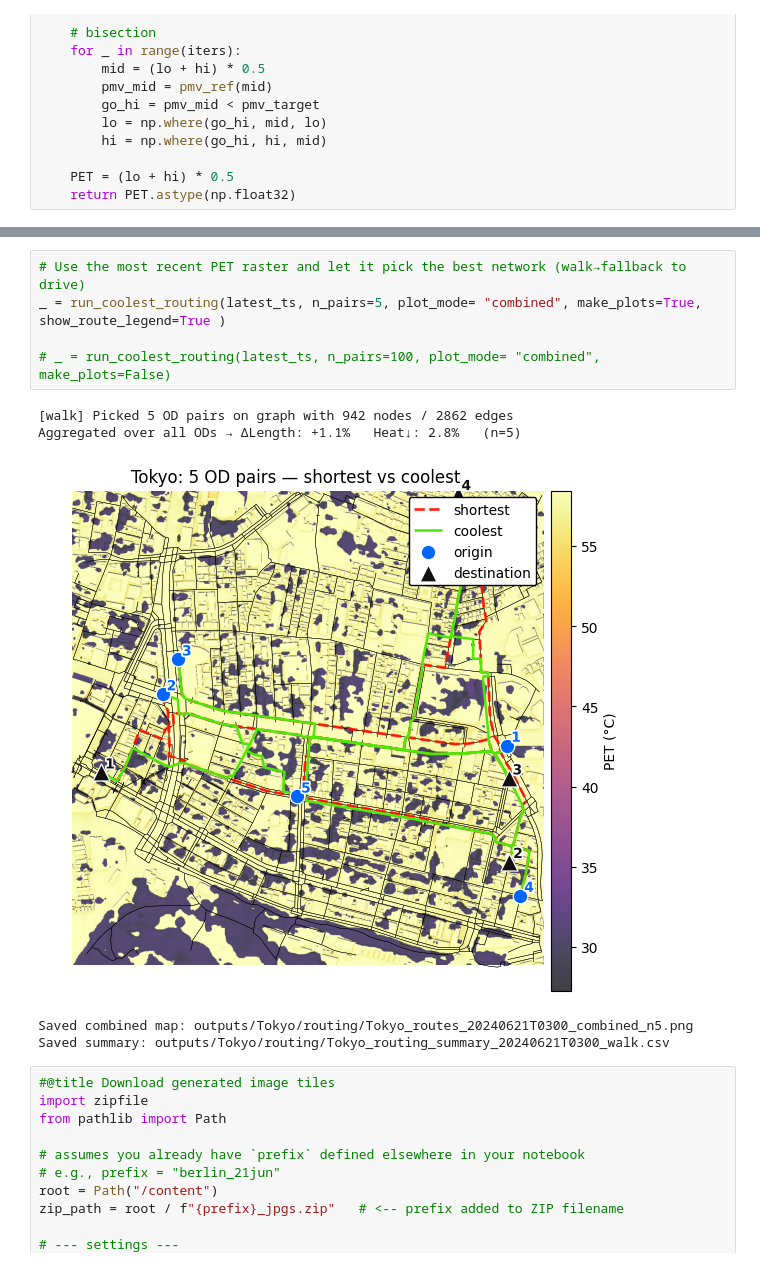
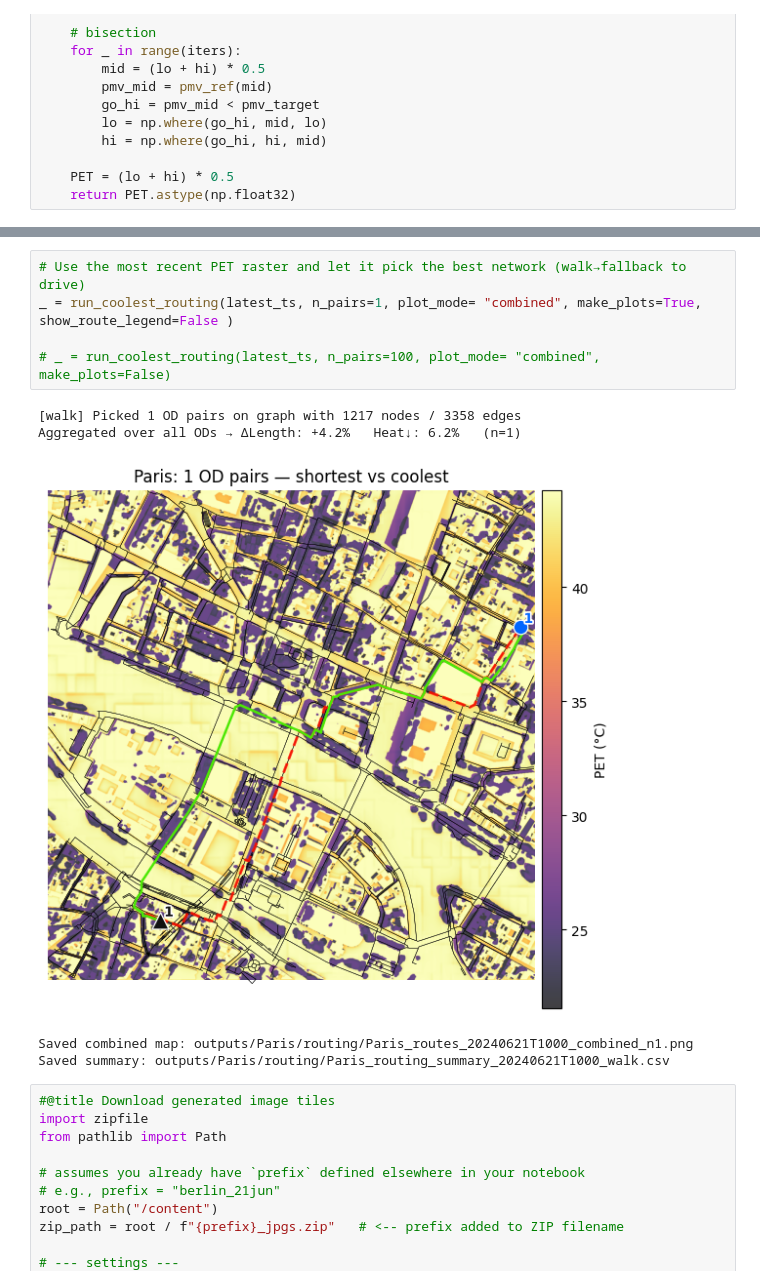
Before and after one commit to deepankverma/coolpaths, a Jupyter notebook: notebooks/Coolpaths.ipynb, the cells around one changed output, grey strips where cells are left out. Saved outputs shown, nothing was run; the diff lists cells and outputs as text.

Commit message:
Updated routing visualizations

```diff
--- a/notebooks/Coolpaths.ipynb
+++ b/notebooks/Coolpaths.ipynb
@@ -2752,14 +2861,14 @@ print("Latest PET:", latest_ts)
 # %%
 # Use the most recent PET raster and let it pick the best network (walk→fallback to drive)
-_ = run_coolest_routing(latest_ts, n_pairs=5, plot_mode= "combined", make_plots=True, show_route_legend=True )
+_ = run_coolest_routing(latest_ts, n_pairs=1, plot_mode= "combined", make_plots=True, show_route_legend=False )
 
 # _ = run_coolest_routing(latest_ts, n_pairs=100, plot_mode= "combined", make_plots=False)
 # %% [output]
-[walk] Picked 5 OD pairs on graph with 942 nodes / 2862 edges
-Aggregated over all ODs → ΔLength: +1.1%   Heat↓: 2.8%   (n=5)
+[walk] Picked 1 OD pairs on graph with 1217 nodes / 3358 edges
+Aggregated over all ODs → ΔLength: +4.2%   Heat↓: 6.2%   (n=1)
-[figure, old version]
+[figure, new version]
-Saved combined map: outputs/Tokyo/routing/Tokyo_routes_20240621T0300_combined_n5.png
-Saved summary: outputs/Tokyo/routing/Tokyo_routing_summary_20240621T0300_walk.csv
+Saved combined map: outputs/Paris/routing/Paris_routes_20240621T1000_combined_n1.png
+Saved summary: outputs/Paris/routing/Paris_routing_summary_20240621T1000_walk.csv
 # %%
 #@title Download generated image tiles
 import zipfile
```
Also changed, not shown: parts of 12 cells of this notebook.
